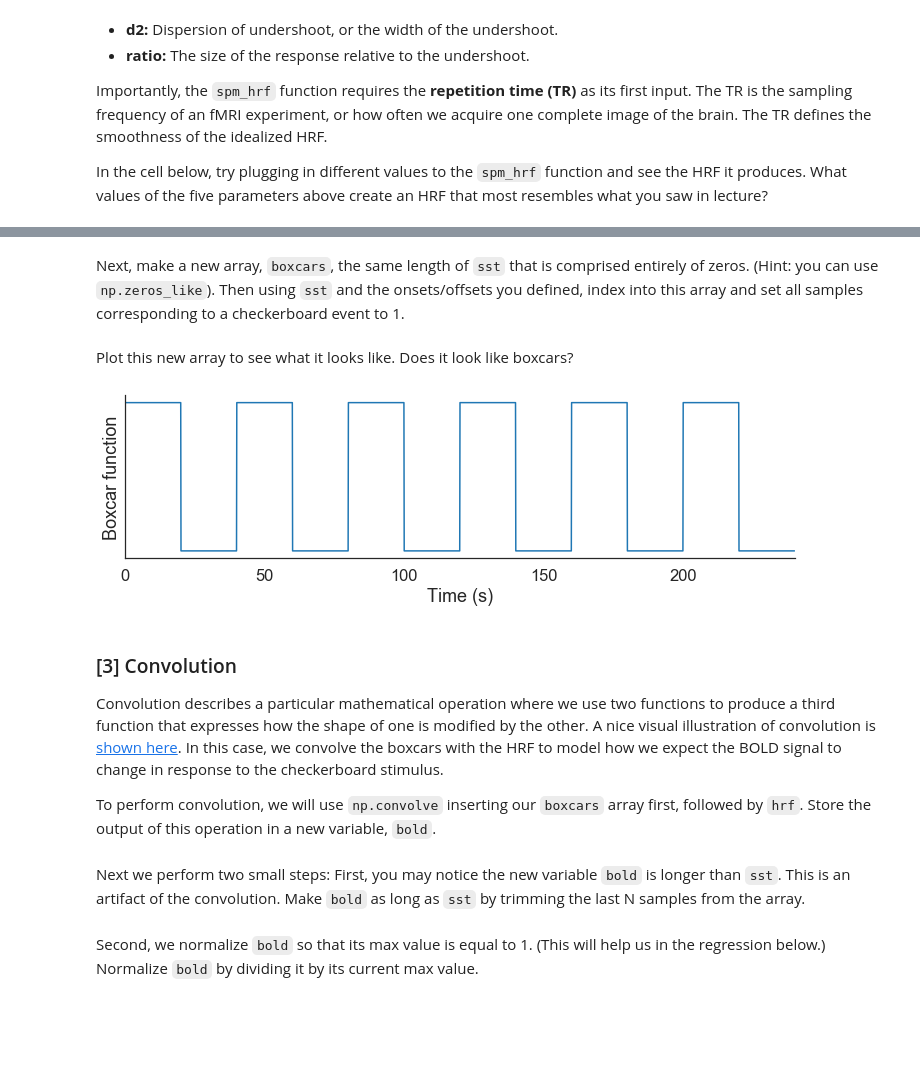
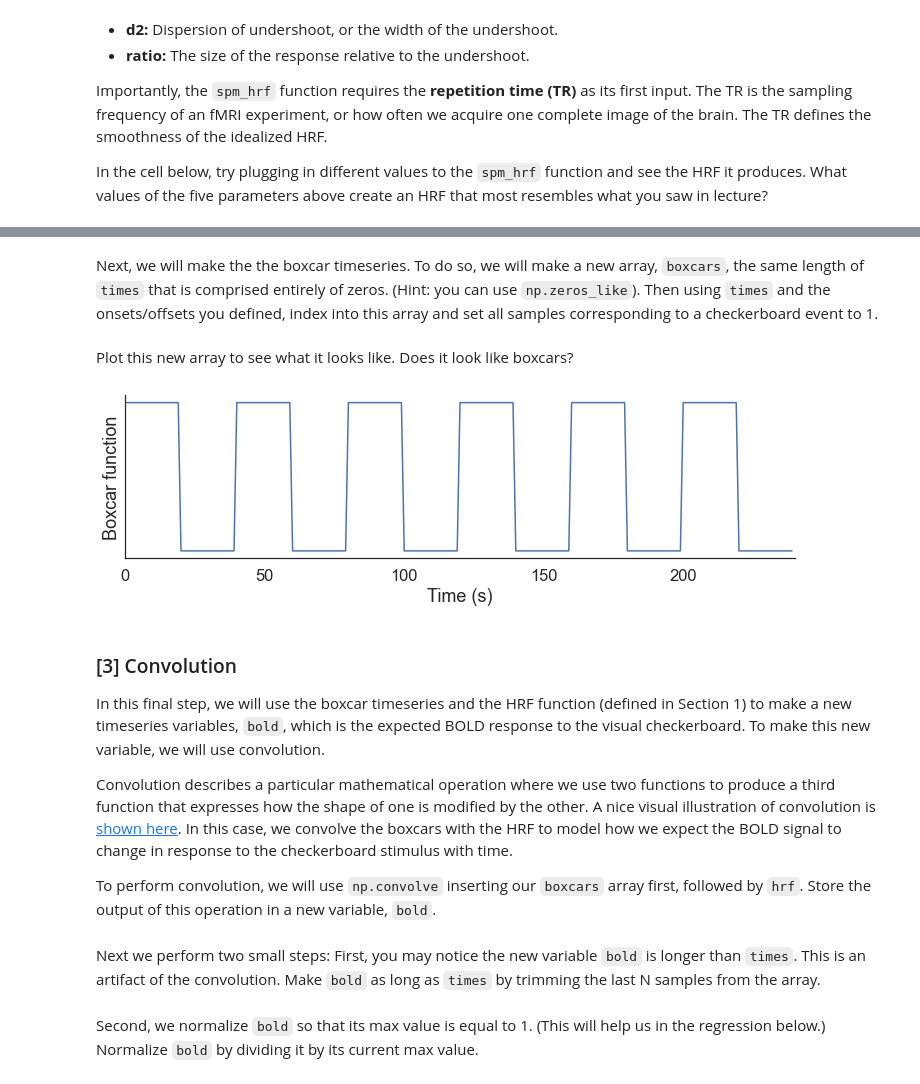
Before and after one commit to szorowi1/2020-neu350, a Jupyter notebook: fmri-01/fmri-01-solutions.ipynb, the cells around one changed output, grey strips where cells are left out. Saved outputs shown, nothing was run; the diff lists cells and outputs as text; code cells hidden in the pictures; blank space fills up the shorter version.

```diff
--- a/fmri-01/fmri-01-solutions.ipynb
+++ b/fmri-01/fmri-01-solutions.ipynb
@@ -78,7 +78,7 @@ Though our actual experiment was conducted at TR=1 (i.e. one brain volume per se
 # %%
 ## Define experiment metadata.
 n_times = 6 * 20 + 6 * 20
-sfreq = 0.1
+sfreq = 1
 
 ## Define (super-sampled) times.
-sst = np.arange(0, n_times, sfreq)
+times = np.arange(0, n_times, sfreq)
@@ -94,31 +94,34 @@ In the cell below, define the onsets and offsets (in seconds) of each block of v
 ## Define experiment events.
 events = [(0,20),(40,60),(80,100),(120,140),(160,180),(200,220)]
 # %% [markdown]
-Next, make a new array, `boxcars`, the same length of `sst` that is comprised entirely of zeros. (Hint: you can use `np.zeros_like`). Then using `sst` and the onsets/offsets you defined, index into this array and set all samples corresponding to a checkerboard event to 1.
+Next, we will make the the boxcar timeseries. To do so, we will make a new array, `boxcars`, the same length of `times` that is comprised entirely of zeros. (Hint: you can use `np.zeros_like`). Then using `times` and the onsets/offsets you defined, index into this array and set all samples corresponding to a checkerboard event to 1.
 # %%
 ## Generate boxcars.
-boxcars = np.zeros_like(sst)
+boxcars = np.zeros_like(times)
 for onset, offset in events:
-    boxcars[np.logical_and(sst >= onset, sst < offset)] = 1
+    boxcars[np.logical_and(times >= onset, times < offset)] = 1
 # %% [markdown]
 Plot this new array to see what it looks like. Does it look like boxcars?
 # %%
 ## Plot.
 fig, ax = plt.subplots(1,1,figsize=(12,3))
-ax.plot(sst, boxcars);
+ax.plot(times, boxcars);
 ax.set(xlim=(0,n_times), xlabel='Time (s)', yticks=[], ylabel='Boxcar function')
 sns.despine()
 # %% [output]
-[figure, old version]
+[figure, new version]
 # %% [markdown]
 ### [3] Convolution
-Convolution describes a particular mathematical operation where we use two functions to produce a third function that expresses how the shape of one is modified by the other. A nice visual illustration of convolution is [shown here](https://larzeitlin.github.io/images/3.3.gif). In this case, we convolve the boxcars with the HRF to model how we expect the BOLD signal to change in response to the checkerboard stimulus.
+
+In this final step, we will use the boxcar timeseries and the HRF function (defined in Section 1) to make a new timeseries variables, `bold`, which is the expected BOLD response to the visual checkerboard. To make this new variable, we will use convolution.
+
+Convolution describes a particular mathematical operation where we use two functions to produce a third function that expresses how the shape of one is modified by the other. A nice visual illustration of convolution is [shown here](https://larzeitlin.github.io/images/3.3.gif). In this case, we convolve the boxcars with the HRF to model how we expect the BOLD signal to change in response to the checkerboard stimulus with time.
 
 To perform convolution, we will use `np.convolve` inserting our `boxcars` array first, followed by `hrf`. Store the output of this operation in a new variable, `bold`.
 # %%
 ## Convolve boxcars + HRF.
 bold = np.convolve(boxcars, hrf)
 # %% [markdown]
-Next we perform two small steps: First, you may notice the new variable `bold` is longer than `sst`. This is an artifact of the convolution. Make `bold` as long as `sst` by trimming the last N samples from the array.
+Next we perform two small steps: First, you may notice the new variable `bold` is longer than `times`. This is an artifact of the convolution. Make `bold` as long as `times` by trimming the last N samples from the array.
 # %%
 ## Trim.
```
Also changed, not shown: parts of 14 cells of this notebook, 2 other files.
